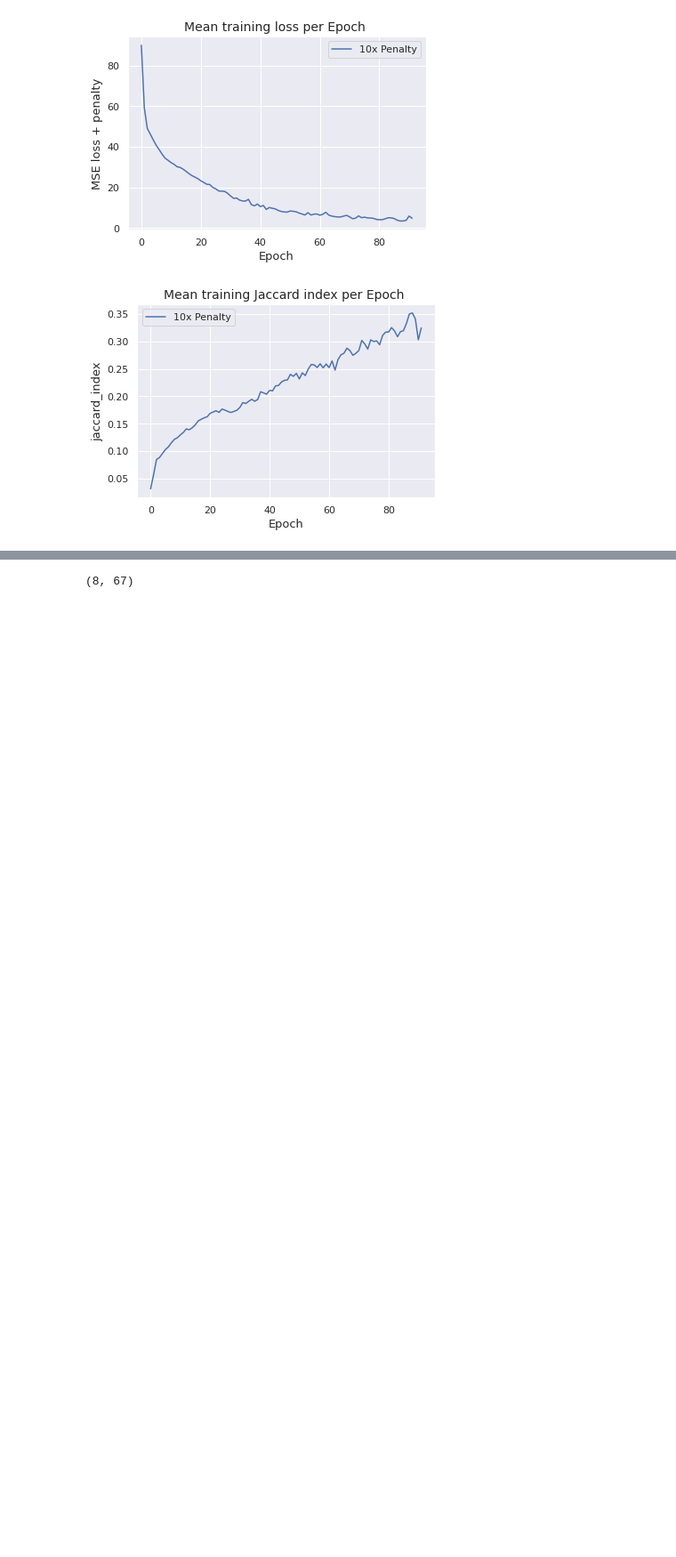
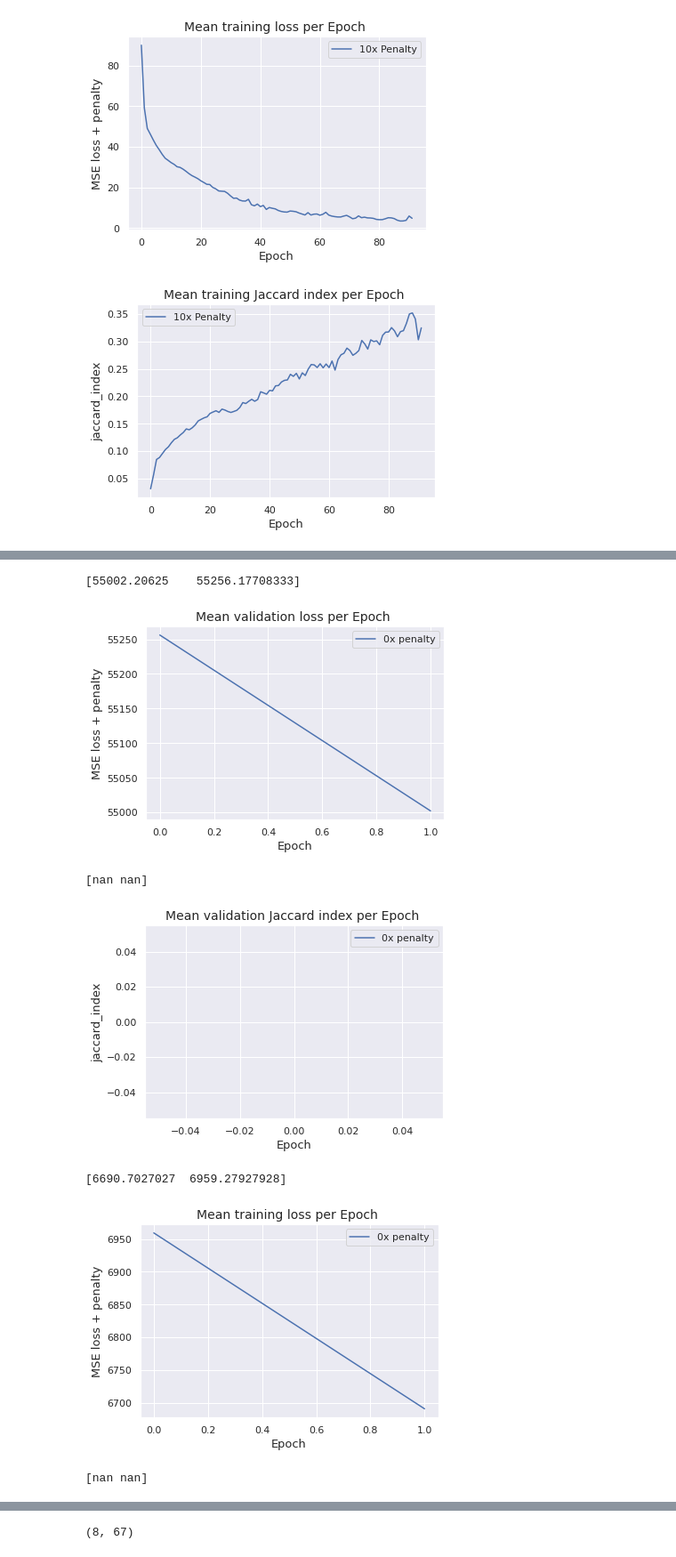
Before and after one commit to Jmckone1/unet, a Jupyter notebook: Post_Orth_Penalty_Outputs.ipynb, the cells around one changed output, grey strips where cells are left out. Shown: that part at 89% size. Drawn from its saved outputs; the diff is of its cells as text; code cells hidden in the pictures; blank space fills up the shorter version.

```diff
--- a/Post_Orth_Penalty_Outputs.ipynb
+++ b/Post_Orth_Penalty_Outputs.ipynb
@@ -230,0 +292,64 @@ for c in range(len(output_type)):
+# %%
+import numpy as np
+import matplotlib.pyplot as plt
+import seaborn as sns
+sns.set_theme()
+import pandas as pd
+
+input_names = ["Unet_H16_M13_cosine_loss"]#,"Unet_H16_M13_O100_torch_loss_5"]#,"Unet_H16_M13_O100_3"]
+legend_names = ["0x penalty","10x Penalty", "100x Penalty"]
+output_type = ["validation_loss", "validation_jaccard_index","training_loss","jaccard_index"]
+output_axis = ["MSE loss + penalty", "jaccard_index","MSE loss + penalty","jaccard_index"]
+output_title = ["validation loss", "validation Jaccard index","training loss","training Jaccard index"]
+
+second_out = ["Validation_loss","Validation_Jaccard","Training_loss","Training_Jaccard"]
+
+# loss_0 = []
+# loss_Nan_0 = []
+
+# for i in range(25,30):
+#     loss_0 = np.genfromtxt("Checkpoints_RANO/Unet_H16_M12_O10/Validation_Jaccard/epoch_"+str(i)+"validation_jaccard_index.csv",delimiter=',')
+#     loss_Nan_0 = np.append(loss_Nan_0, np.mean(loss_0[np.logical_not(np.isnan(loss_0))]))
+# print(loss_Nan_0)
+
+# for i in range(25,30):
+#     loss_0 = np.genfromtxt("Checkpoints_RANO/Unet_H16_M12_O10/Validation_loss/epoch_"+str(i)+"validation_loss.csv",delimiter=',')
+#     loss_Nan_0 = np.append(loss_Nan_0, np.mean(loss_0[np.logical_not(np.isnan(loss_0))]))
+# print(loss_Nan_0)
+
+loss_0 = []
+loss_Nan_0 = []
+
+for c in range(len(output_type)):
+    ax = plt.subplot()
+    for s in range(len(input_names)):
+        for i in range(2):
+#             if s == 1:
+            loss_0 = np.genfromtxt("Checkpoints_RANO/"+ input_names[s]+ "/" + second_out[c] + "/epoch_"+str(i)+output_type[c] + ".csv",delimiter=',')
+            loss_Nan_0 = np.append(loss_Nan_0, np.mean(loss_0[np.logical_not(np.isnan(loss_0))]))
+#             else:
+#                 loss_0 = np.genfromtxt("Checkpoints_RANO/"+input_names[s]+"/epoch_"+str(i)+output_type[c],delimiter=',')
+#                 loss_Nan_0 = np.append(loss_Nan_0, np.mean(loss_0[np.logical_not(np.isnan(loss_0))]))
+
+        print(np.unique(loss_Nan_0))
+        ax.plot(range(len(loss_Nan_0)),loss_Nan_0)
+        loss_0 = []
+        loss_Nan_0 = []
+#     if c == 0:
+#         plt.ylim([100, 400])
+
+    plt.title("Mean " + output_title[c]+ " per Epoch ",fontsize=14)
+    ax.legend(legend_names,fontsize=11)
+    plt.xlabel("Epoch",fontsize=13)
+    plt.ylabel(ylabel=output_axis[c],fontsize=13)
+    plt.show()
+
+# one thing that i can do is to do as andy suggested and include a single parameters file that can be used to
+# %% [output]
+[55002.20625    55256.17708333]
+[figure, added]
+[nan nan]
+[figure, added]
+[6690.7027027  6959.27927928]
+[figure, added]
+[nan nan]
```
Also changed, not shown: parts of 3 cells of this notebook, 7 other files.
